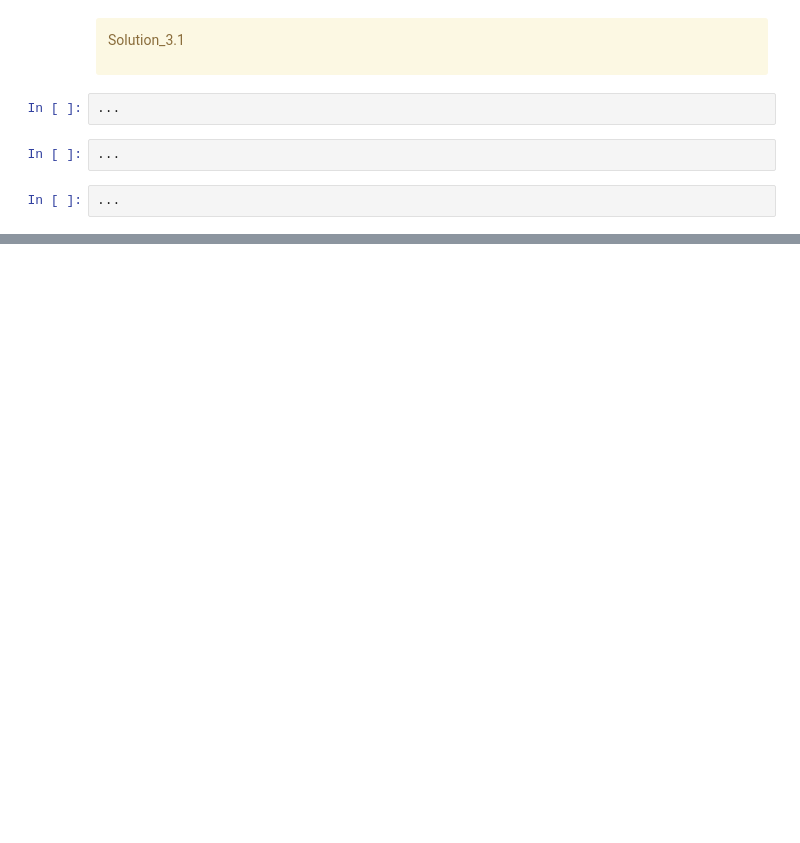
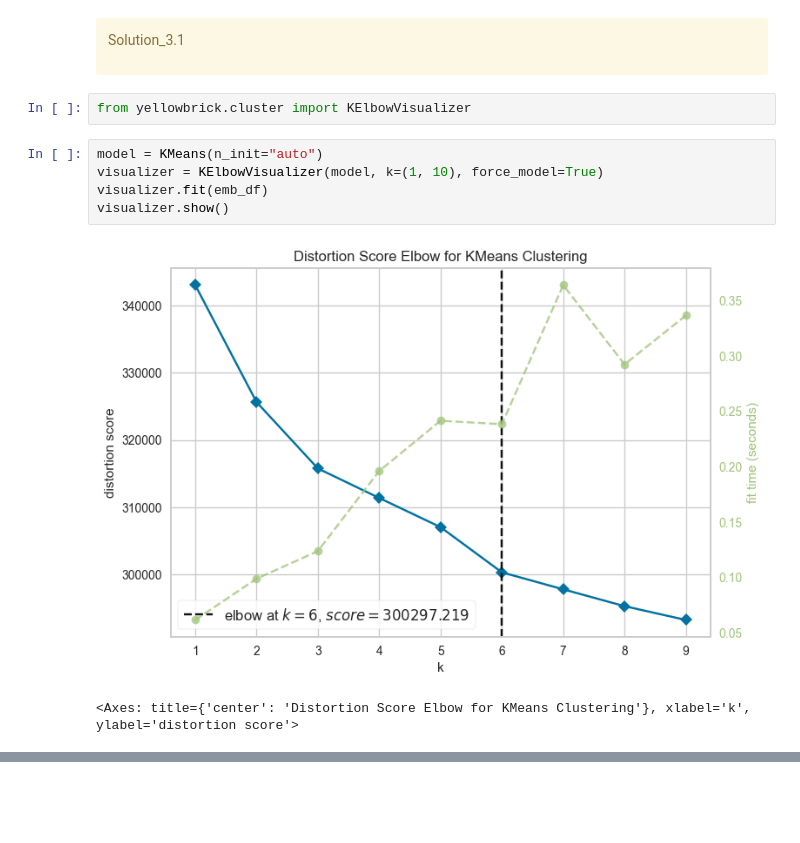
Before and after one commit to ricd99/cpsc330-2022W1, a Jupyter notebook: hw/hw6/hw6.ipynb, the cells around one changed output, grey strips where cells are left out. Saved outputs shown, nothing was run; the diff lists cells and outputs as text; blank space fills up the shorter version.

```diff
--- a/hw/hw6/hw6.ipynb
+++ b/hw/hw6/hw6.ipynb
@@ -696,9 +706,13 @@ For K-Means you need to specify the number of clusters in advance, which is ofte
 Solution_3.1
 
 </div>
-# %%
-...
-# %%
-...
-# %%
-...
+# %%
+from yellowbrick.cluster import KElbowVisualizer
+# %%
+model = KMeans(n_init="auto")
+visualizer = KElbowVisualizer(model, k=(1, 10), force_model=True)
+visualizer.fit(emb_df)
+visualizer.show()
+# %% [output]
+[figure, added]
+<Axes: title={'center': 'Distortion Score Elbow for KMeans Clustering'}, xlabel='k', ylabel='distortion score'>
```
Also changed, not shown: parts of 21 cells of this notebook.
